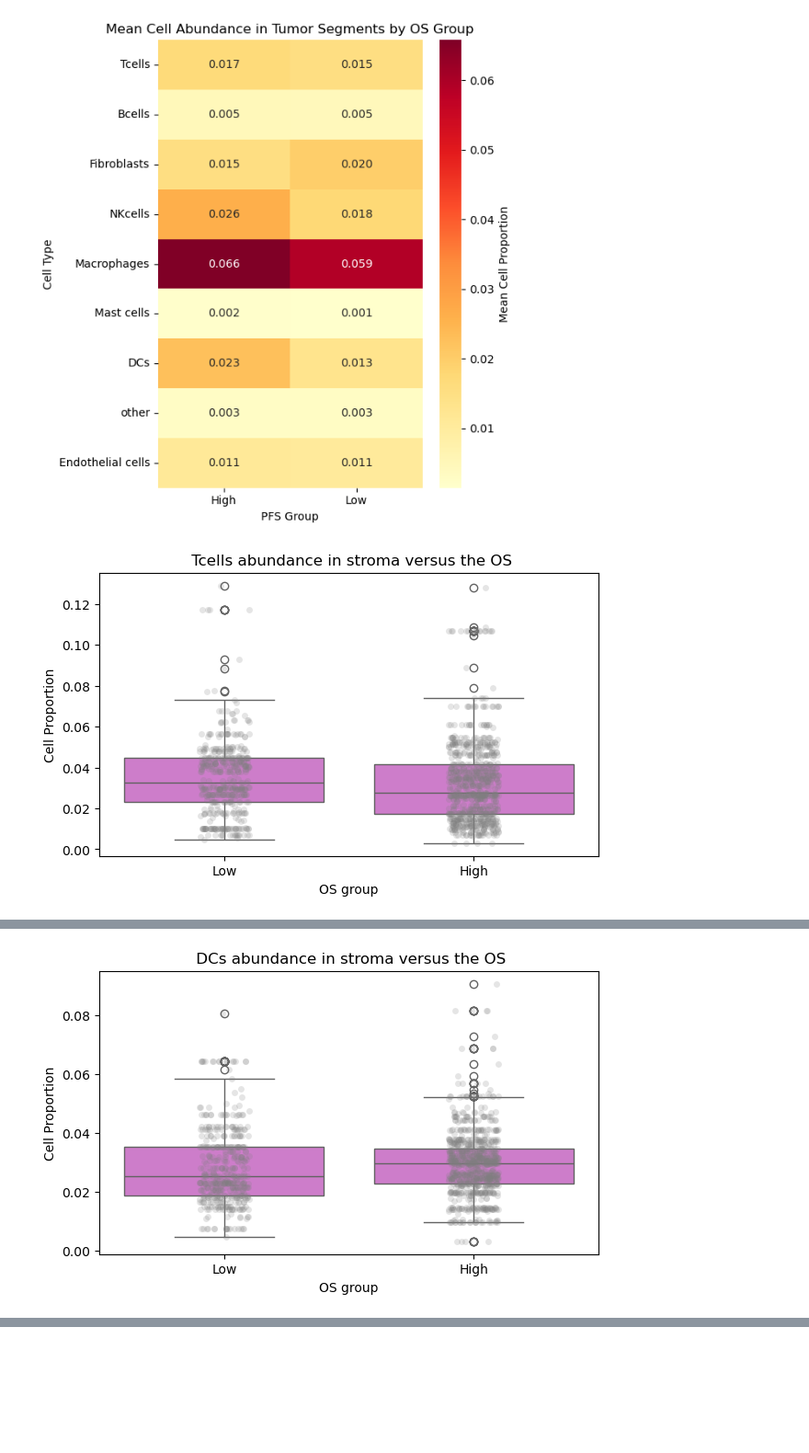
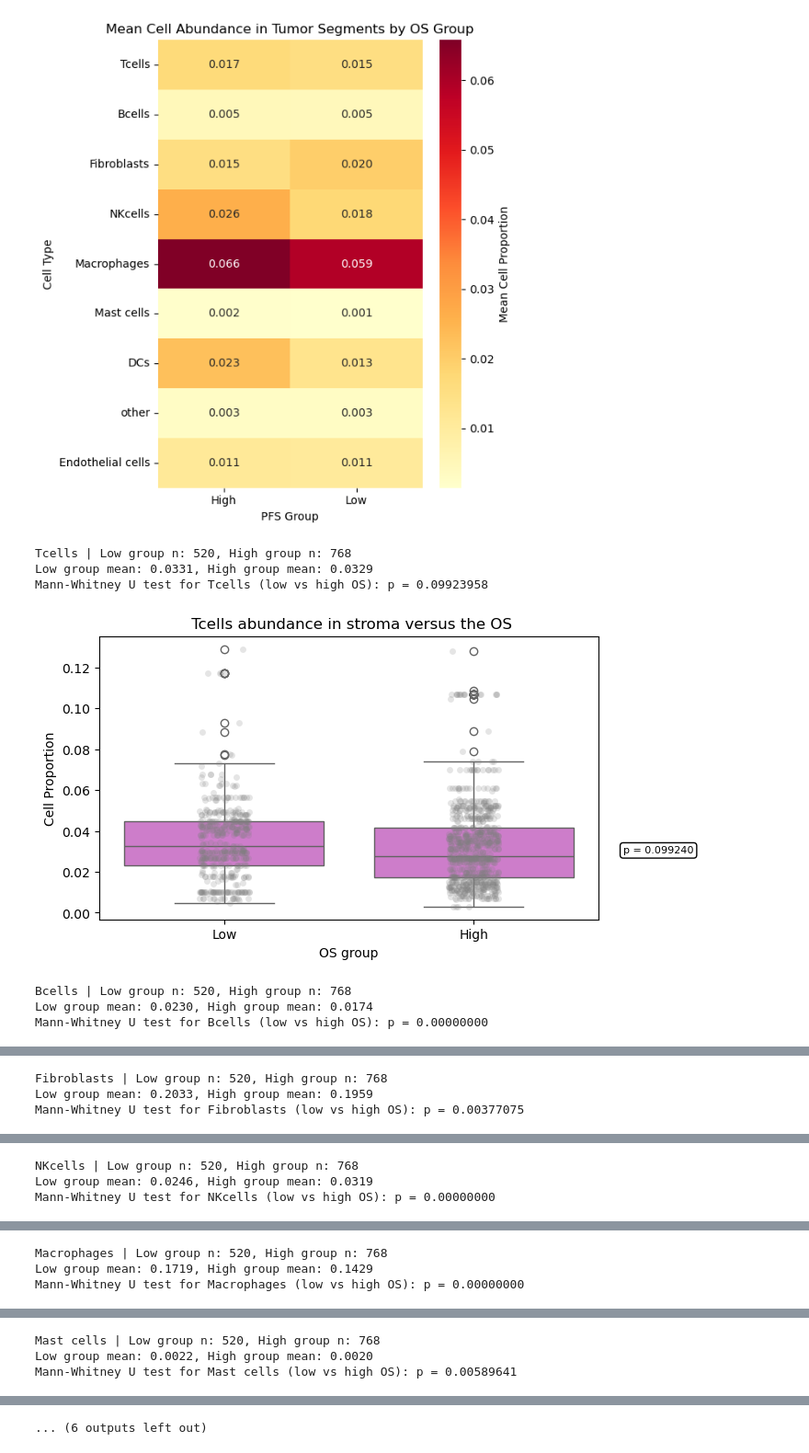
Before and after one commit to farkkilab/GeoFibroMax, a Jupyter notebook: batch_merged/cell_abundance_and_prognosis.ipynb, the cells around one changed output, grey strips where cells are left out. Shown at 92% size. Drawn from its saved outputs; the diff is of its cells as text; code cells hidden in the pictures; blank space fills up the shorter version.

```diff
--- a/batch_merged/cell_abundance_and_prognosis.ipynb
+++ b/batch_merged/cell_abundance_and_prognosis.ipynb
@@ -53,11 +67,10 @@ df_cell_abundance.head(2)
 # %%
-fibr_gene_expression_cell_abundance_stroma=fibr_gene_expression_cell_abundance[fibr_gene_expression_cell_abundance["Segment_y"]=="stroma"]
 for cell in cell_types:
     plt.figure(figsize=(7, 4))
-    sns.boxplot(x="PFS_HL_group",y=cell,data=fibr_gene_expression_cell_abundance_stroma, color='coral')
-    sns.stripplot(x="PFS_HL_group", y=cell, data=fibr_gene_expression_cell_abundance_stroma, color='grey', alpha=0.2, jitter=True)
-    plt.title(f" {cell} abundance in stroma versus the PFS")
+    sns.boxplot(x="PFS_HL_group",y=cell,data=average_stroma_cell_abundance, color='lightblue', order=["Low", "High"])
+    sns.stripplot(x="PFS_HL_group", y=cell, data=average_stroma_cell_abundance, color='grey', alpha=0.6, jitter=True, order=["Low", "High"])
+    plt.title(f"Mean {cell} in Stroma Segments Based on PFS (per sample)")
     plt.xlabel("PFS group")
-    plt.ylabel("Cell Proportion")
+    plt.ylabel("Gene Expression Level")
     plt.show()
 # %% [output]
@@ -72,0 +107,9 @@ for cell in cell_types:
+# %%
+for cell in cell_types:
+    plt.figure(figsize=(7, 4))
+    sns.boxplot(x="OS_HL_group",y=cell,data=average_stroma_cell_abundance, color='lightblue', order=["Low", "High"])
+    sns.stripplot(x="OS_HL_group", y=cell, data=average_stroma_cell_abundance, color='grey', alpha=0.6, jitter=True, order=["Low", "High"])
+    plt.title(f"Mean {cell} in Stroma Segments Based on OS (per sample)")
+    plt.xlabel("OS group")
+    plt.ylabel("Gene Expression Level")
+    plt.show()
@@ -194,12 +305,41 @@ plt.show()
 # %%
 fibr_gene_expression_cell_abundance_stroma=fibr_gene_expression_cell_abundance[fibr_gene_expression_cell_abundance["Segment_y"]=="stroma"]
 for cell in cell_types:
+
+    group_low = fibr_gene_expression_cell_abundance_stroma[fibr_gene_expression_cell_abundance_stroma['OS_HL_group'] == 'Low'][cell]
+    group_high =fibr_gene_expression_cell_abundance_stroma[fibr_gene_expression_cell_abundance_stroma['OS_HL_group'] == 'High'][cell]
+    print(f"{cell} | Low group n: {len(group_low)}, High group n: {len(group_high)}")
+    print(f"Low group mean: {group_low.mean():.4f}, High group mean: {group_high.mean():.4f}")
+    group_low = group_low.dropna()
+    group_high = group_high.dropna()
+
+    stat, p = mannwhitneyu(group_low, group_high, alternative='two-sided')
+
+    print(f"Mann-Whitney U test for {cell} (low vs high OS): p = {p:.8f}")
     plt.figure(figsize=(7, 4))
     sns.boxplot(x="PFS_HL_group",y=cell,data=fibr_gene_expression_cell_abundance_stroma, color='orchid')
     sns.stripplot(x="PFS_HL_group", y=cell, data=fibr_gene_expression_cell_abundance_stroma, color='grey', alpha=0.2, jitter=True)
+
+
+    plt.text(
+        1.6, # x-position (just to the right of the rightmost box)
+        fibr_gene_expression_cell_abundance_stroma[cell].median(),  # y-position (around middle of the plot)
+        f"p = {p:.6f}",
+        ha='left',
+        va='center',
+        fontsize=8,
+        bbox=dict(boxstyle="round,pad=0.3", facecolor="white", edgecolor="black")
+    )
+
     plt.title(f" {cell} abundance in stroma versus the OS")
     plt.xlabel("OS group")
     plt.ylabel("Cell Proportion")
     plt.show()
 # %% [output]
+Tcells | Low group n: 520, High group n: 768
+Low group mean: 0.0331, High group mean: 0.0329
+Mann-Whitney U test for Tcells (low vs high OS): p = 0.09923958
-[figure, old version]
+[figure, new version]
+Bcells | Low group n: 520, High group n: 768
+Low group mean: 0.0230, High group mean: 0.0174
+Mann-Whitney U test for Bcells (low vs high OS): p = 0.00000000
@@ -206,0 +347,3 @@ for cell in cell_types:
+Fibroblasts | Low group n: 520, High group n: 768
+Low group mean: 0.2033, High group mean: 0.1959
+Mann-Whitney U test for Fibroblasts (low vs high OS): p = 0.00377075
@@ -207,0 +351,3 @@ for cell in cell_types:
+NKcells | Low group n: 520, High group n: 768
+Low group mean: 0.0246, High group mean: 0.0319
+Mann-Whitney U test for NKcells (low vs high OS): p = 0.00000000
@@ -208,0 +355,3 @@ for cell in cell_types:
+Macrophages | Low group n: 520, High group n: 768
+Low group mean: 0.1719, High group mean: 0.1429
+Mann-Whitney U test for Macrophages (low vs high OS): p = 0.00000000
@@ -209,0 +359,3 @@ for cell in cell_types:
+Mast cells | Low group n: 520, High group n: 768
+Low group mean: 0.0022, High group mean: 0.0020
+Mann-Whitney U test for Mast cells (low vs high OS): p = 0.00589641
@@ -211 +362,0 @@ for cell in cell_types:
-[figure, removed]
@@ -214,3 +363,4 @@ for cell in cell_types:
+... (6 outputs left out)
 # %%
 fibr_gene_expression_cell_abundance_stroma=fibr_gene_expression_cell_abundance[fibr_gene_expression_cell_abundance["Segment_y"]=="tumor"]
 for cell in cell_types:
```
Also changed, not shown: parts of 11 cells of this notebook, 5 other files.
